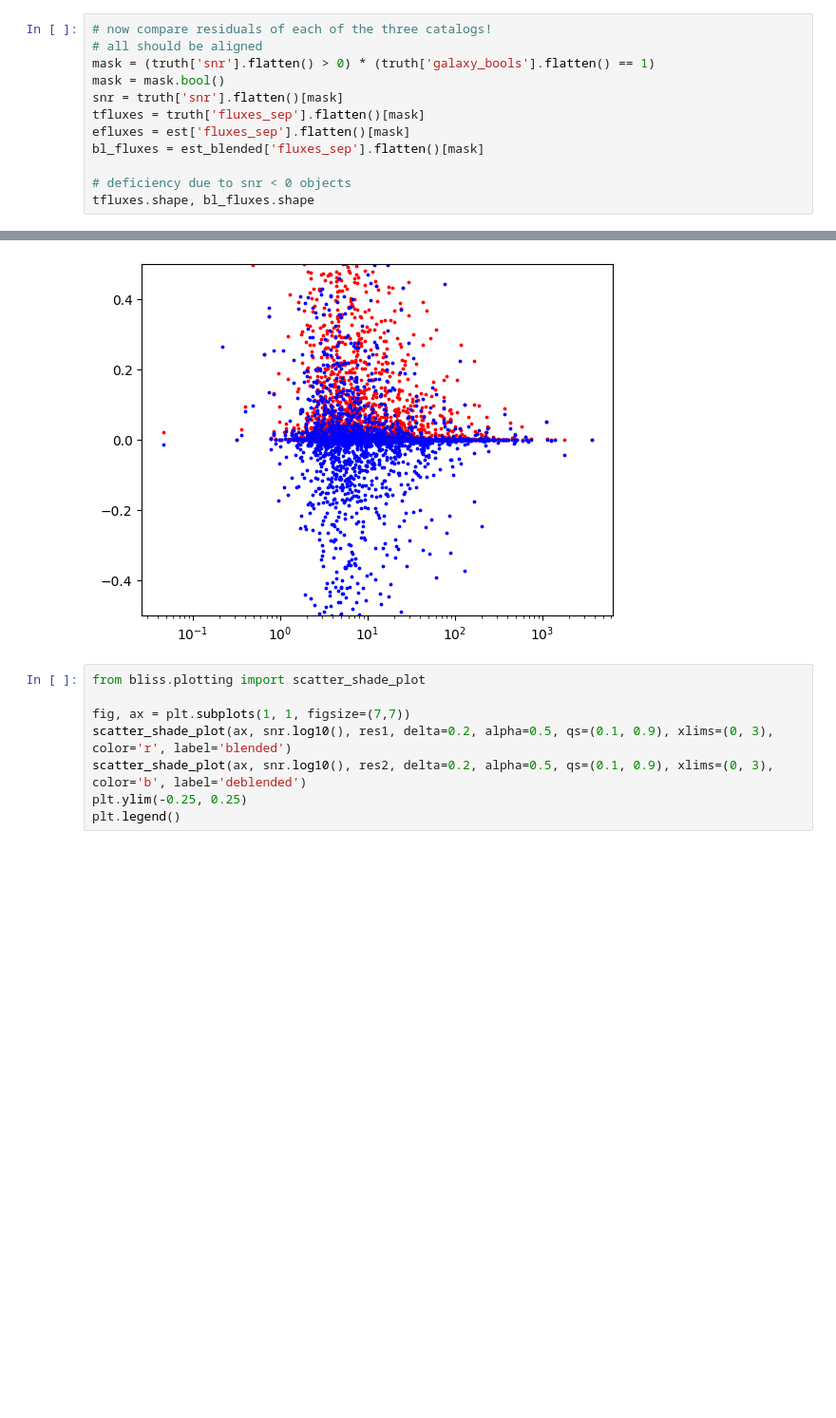
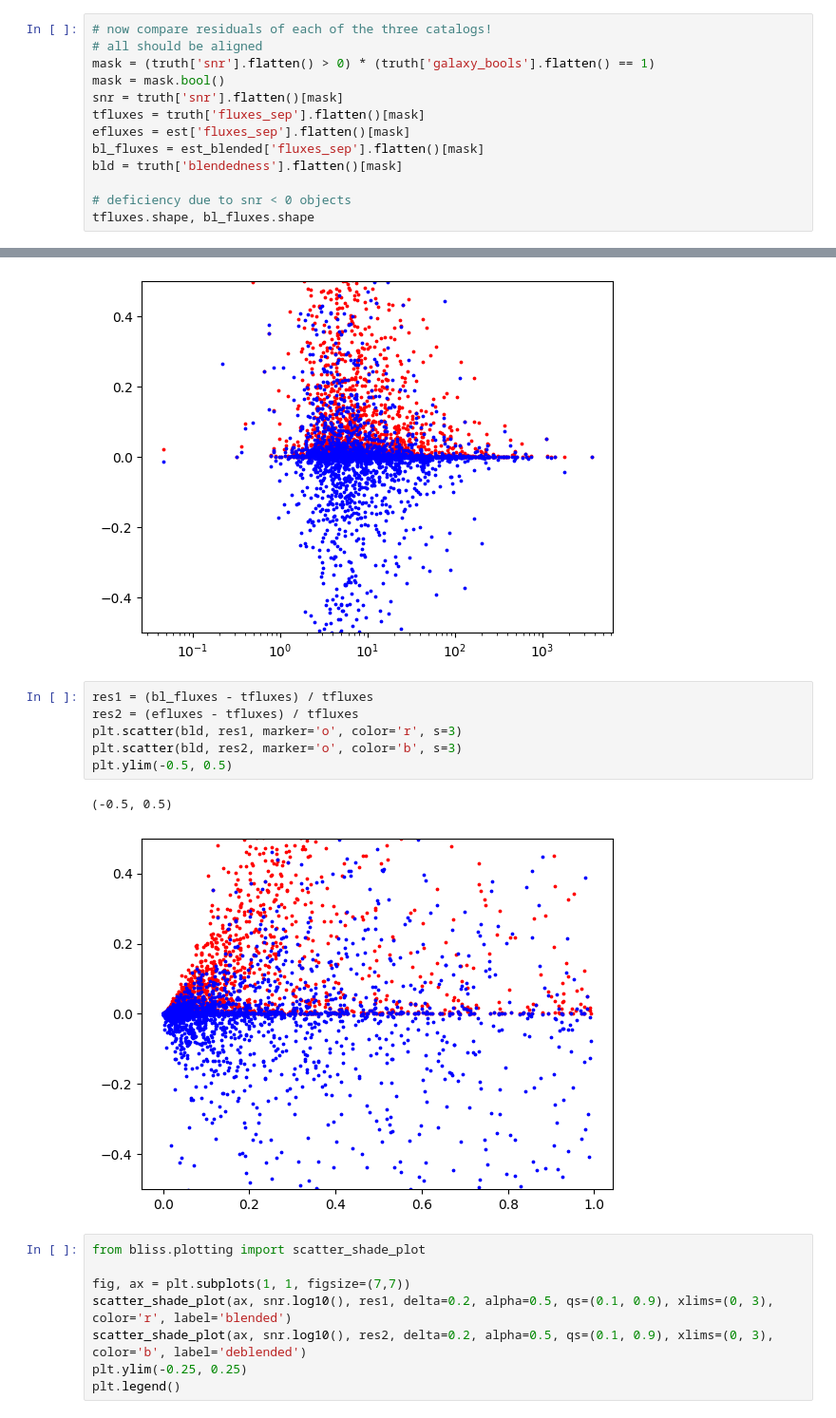
Before and after one commit to ismael-mendoza/bliss, a Jupyter notebook: experiment/notebooks/explore/new-results-deblender1.ipynb, the cells around one changed output, grey strips where cells are left out. Shown at 95% size. Saved outputs shown, nothing was run; the diff lists cells and outputs as text; blank space fills up the shorter version.

```diff
--- a/experiment/notebooks/explore/new-results-deblender1.ipynb
+++ b/experiment/notebooks/explore/new-results-deblender1.ipynb
@@ -342,6 +370,7 @@ snr = truth['snr'].flatten()[mask]
 tfluxes = truth['fluxes_sep'].flatten()[mask]
 efluxes = est['fluxes_sep'].flatten()[mask]
 bl_fluxes = est_blended['fluxes_sep'].flatten()[mask]
+bld = truth['blendedness'].flatten()[mask]
 
 # deficiency due to snr < 0 objects
 tfluxes.shape, bl_fluxes.shape
@@ -356,6 +385,15 @@ plt.ylim(-0.5, 0.5)
 plt.xscale('log')
 # %% [output]
 [figure]
+# %%
+res1 = (bl_fluxes - tfluxes) / tfluxes
+res2 = (efluxes - tfluxes) / tfluxes
+plt.scatter(bld, res1, marker='o', color='r', s=3)
+plt.scatter(bld, res2, marker='o', color='b', s=3)
+plt.ylim(-0.5, 0.5)
+# %% [output]
+(-0.5, 0.5)
+[figure, added]
 # %%
 from bliss.plotting import scatter_shade_plot
 
```
Also changed, not shown: parts of 8 cells of this notebook.
